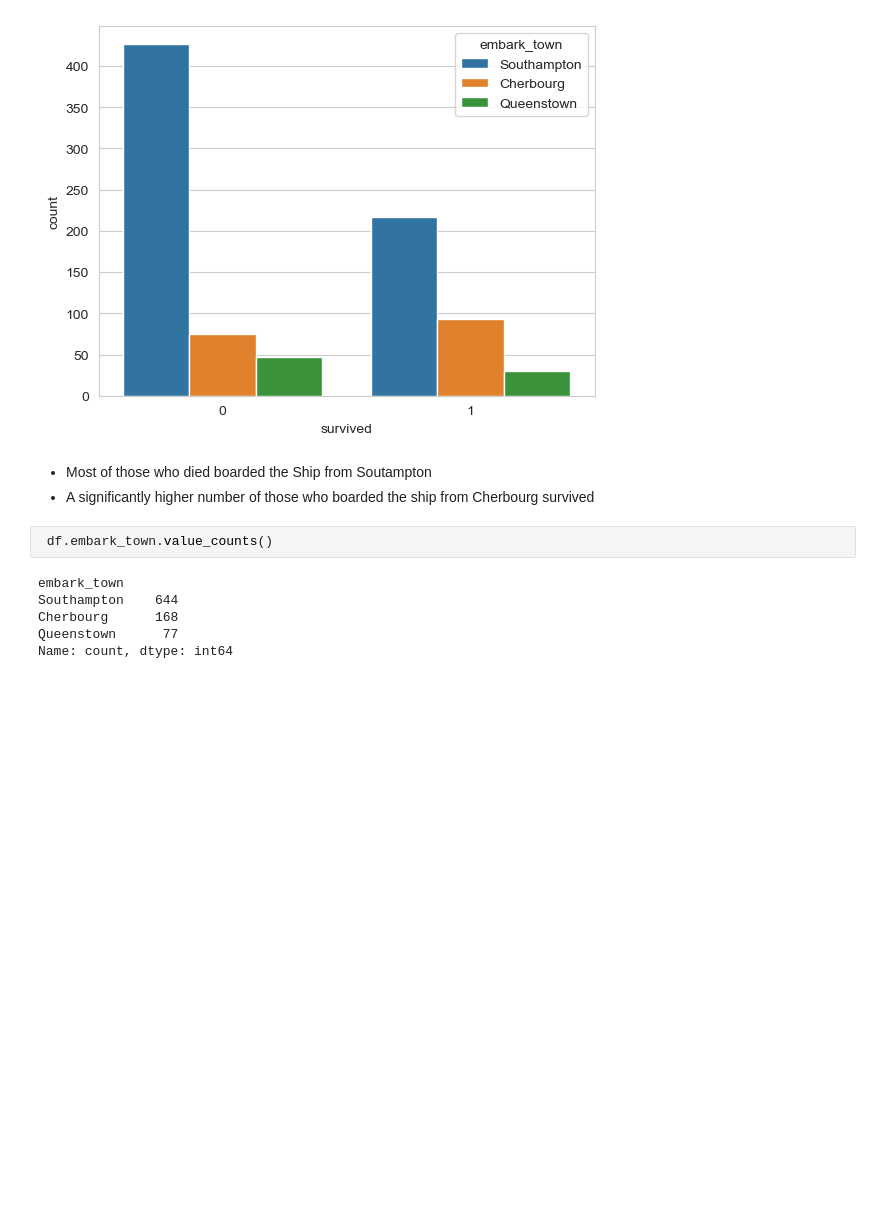
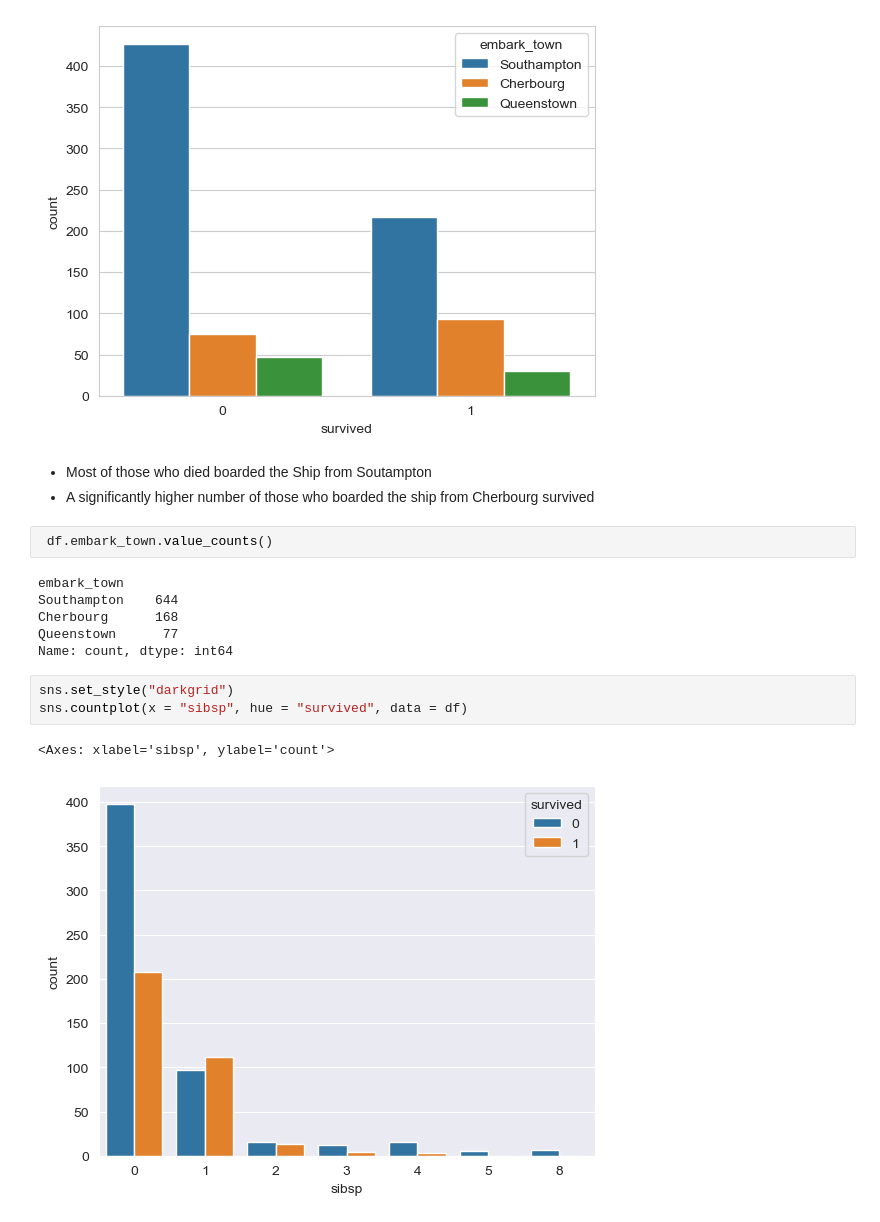
Before and after one commit to kin-yao/udemyy-python, a Jupyter notebook: Logistic_Regression.ipynb, the cells around one changed output. Saved outputs shown, nothing was run; the diff lists cells and outputs as text; blank space fills up the shorter version.

```diff
--- a/Logistic_Regression.ipynb
+++ b/Logistic_Regression.ipynb
@@ -265,3 +265,9 @@ Southampton    644
 Cherbourg      168
 Queenstown      77
 Name: count, dtype: int64
+# %%
+sns.set_style("darkgrid")
+sns.countplot(x = "sibsp", hue = "survived", data = df)
+# %% [output]
+<Axes: xlabel='sibsp', ylabel='count'>
+[figure, added]
```
Also changed, not shown: parts of 14 cells of this notebook.
